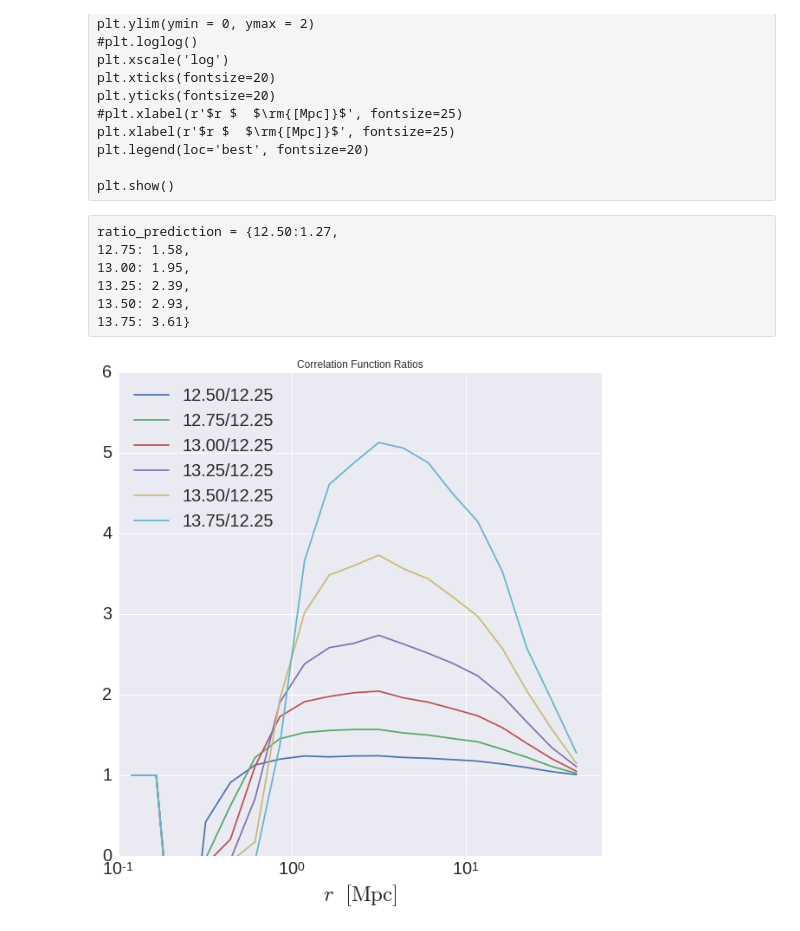
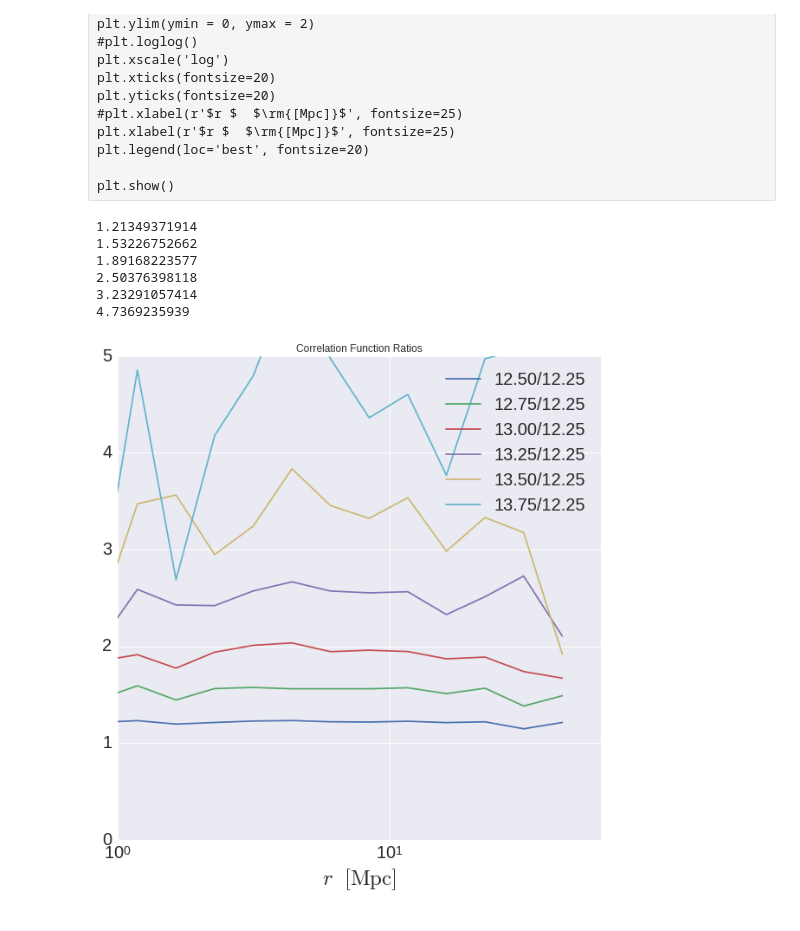
Before and after one commit to mclaughlin6464/HODEmulator, a Jupyter notebook: predictionsVCalculated.ipynb, the cells around one changed output. Saved outputs shown, nothing was run; the diff lists cells and outputs as text; code cells hidden in the pictures.

```diff
--- a/predictionsVCalculated.ipynb
+++ b/predictionsVCalculated.ipynb
@@ -271,16 +271,19 @@ plt.legend(loc='best', fontsize=20)
 plt.show()
 # %%
 outputdir = '/u/ki/swmclau2/des/HODOutput/'
-datadir = outputdir+'emu_step_tests/'
-sim = 'emu'
+datadir = outputdir+'chinchilla_step_tests/'
+sim = 'chinchilla'
 a = 1.0
 data = {}
 for mMin in [12.25+i*0.25 for i in xrange(7)]:
     data[mMin] = np.loadtxt(datadir+'xi_all_%.3f_stepFunc_mm_%.2f.npy'%(a,mMin) )
-# %% [raw]
-ratio_prediction = {12.50:1.27,
-12.75: 1.58,
-13.00: 1.95,
-13.25: 2.39,
-13.50: 2.93,
-13.75: 3.61}
+# %%
+for mMin in [12.25+i*0.25 for i in xrange(1,7)]:
+    print (data[mMin][7:]/data[12.25][7:]).mean()
+# %% [output]
+1.21349371914
+1.53226752662
+1.89168223577
+2.50376398118
+3.23291057414
+4.7369235939
@@ -287,31 +297,31 @@ ratio_prediction = {12.50:1.27,
 # %%
 colors = sns.color_palette()
 
 rbins = np.logspace(-1, 1.7, 20)
 rbin_centers = (rbins[1:]+rbins[:-1])/2
 
 fig = plt.figure(figsize = (10,10))
 #for vn, color in zip(version_names, colors):
 mMins = [12.25+i*0.25 for i in xrange(1,7)]
 for mm, color in zip(mMins, colors):
     #print '%.2f/12.25:\t'%(mm), '%.2f'%np.mean(data[mm][6:]/data[12.25][6:])
     plt.plot(rbin_centers, data[mm]/data[12.25], label = '%.2f/12.25'%(mm), color = color)
     #plt.plot(rbin_centers, np.ones(rbin_centers.shape)*ratio_prediction[mm], ls = '--',lw = 3,color = color)
 
 plt.title('Correlation Function Ratios')
-plt.xlim(xmin = .1, xmax = 60)
+plt.xlim(xmin = 1, xmax = 60)
 
-plt.ylim(ymin = 0, ymax = 6)
+plt.ylim(ymin = 0, ymax = 5)
 #plt.loglog()
 plt.xscale('log')
 plt.xticks(fontsize=20)
 plt.yticks(fontsize=20)
 plt.xlabel(r'$r $  $\rm{[Mpc]}$', fontsize=25)
 plt.legend(loc='best', fontsize=20)
 
 plt.show()
 # %% [output]
-[figure, old version]
+[figure, new version]
 # %%
 colors = sns.color_palette()
 
```
Also changed, not shown: parts of 6 cells of this notebook, 2 other files.
